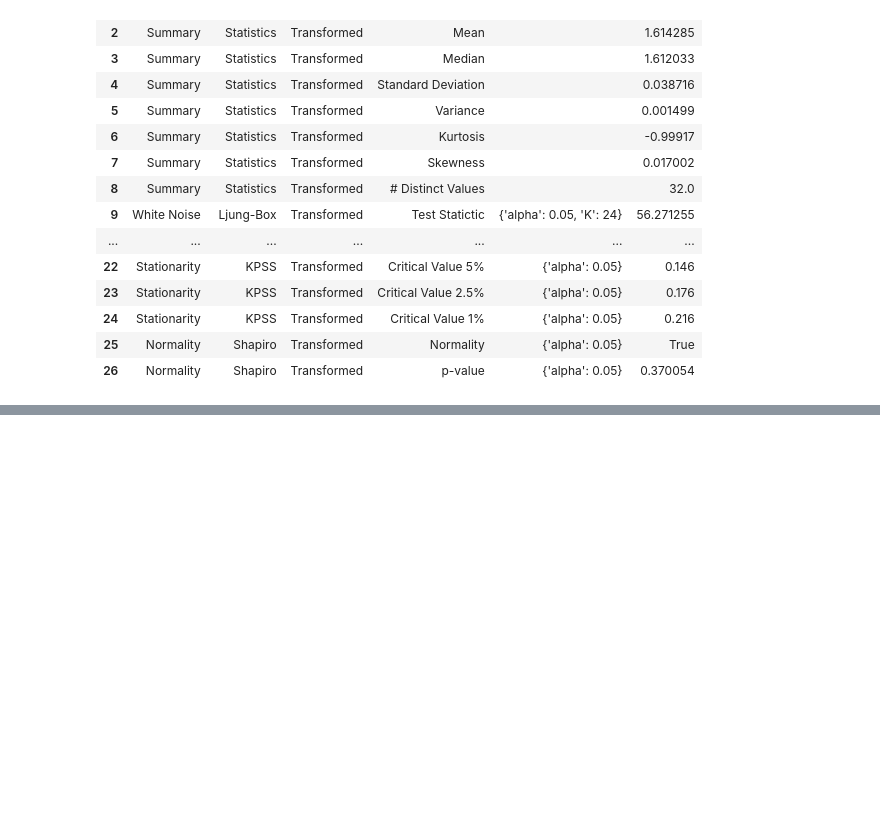
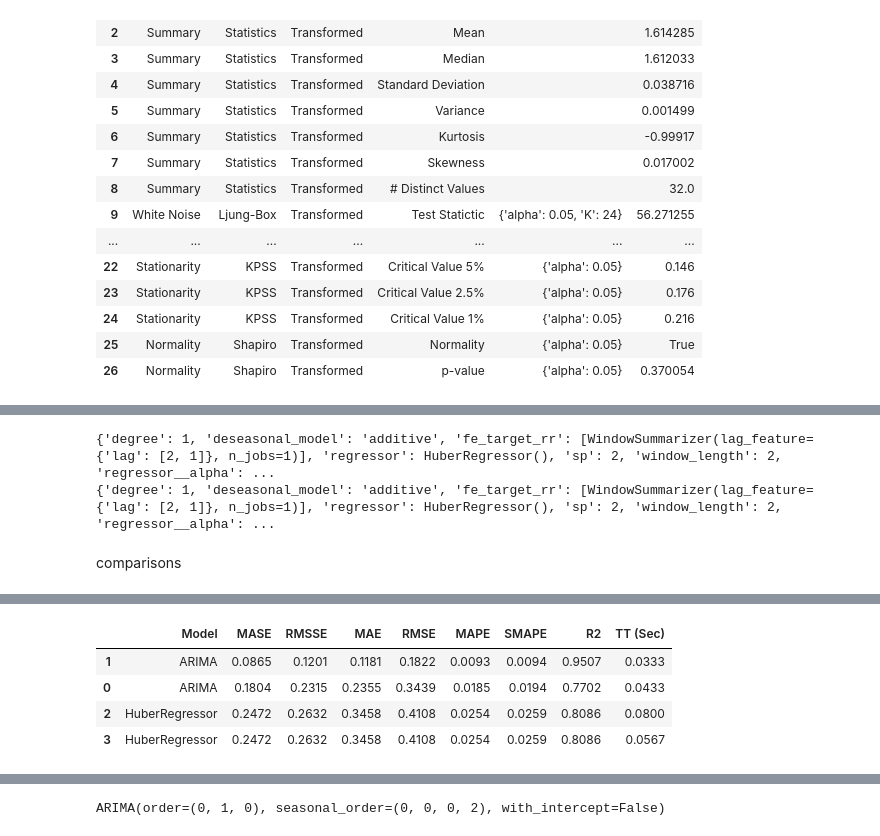
Before and after one commit to imajirzl/thesis-unemployment-rate, a Jupyter notebook: analysis/youth_tuning.ipynb, the cells around one changed output, grey strips where cells are left out. Drawn from its saved outputs; the diff is of its cells as text; code cells hidden in the pictures; blank space fills up the shorter version.

```diff
--- a/analysis/youth_tuning.ipynb
+++ b/analysis/youth_tuning.ipynb
@@ -106,0 +183,2 @@ exp.plot_model(plot="decomp_stl", fig_kwargs={"height": 500})
+# %%
+tuned_huber = tune_model(huber, n_iter=20, optimize='MASE', fold=2) # three folds was too much for this dataset
@@ -106,0 +198,11 @@ exp.plot_model(plot="decomp_stl", fig_kwargs={"height": 500})
+# %%
+print(huber.get_params())
+print(tuned_huber.get_params())
+# %% [output]
+{'degree': 1, 'deseasonal_model': 'additive', 'fe_target_rr': [WindowSummarizer(lag_feature={'lag': [2, 1]}, n_jobs=1)], 'regressor': HuberRegressor(), 'sp': 2, 'window_length': 2, 'regressor__alpha': ...
+{'degree': 1, 'deseasonal_model': 'additive', 'fe_target_rr': [WindowSummarizer(lag_feature={'lag': [2, 1]}, n_jobs=1)], 'regressor': HuberRegressor(), 'sp': 2, 'window_length': 2, 'regressor__alpha': ...
+# %% [markdown]
+comparisons
+# %%
+exp.compare_models(include=[arima, tuned_arima, huber, tuned_huber], sort='MASE')
+# %% [output]
@@ -106,0 +210,5 @@ exp.plot_model(plot="decomp_stl", fig_kwargs={"height": 500})
+|  | Model | MASE | RMSSE | MAE | RMSE | MAPE | SMAPE | R2 | TT (Sec) |
+| 1 | ARIMA | 0.0865 | 0.1201 | 0.1181 | 0.1822 | 0.0093 | 0.0094 | 0.9507 | 0.0333 |
+| 0 | ARIMA | 0.1804 | 0.2315 | 0.2355 | 0.3439 | 0.0185 | 0.0194 | 0.7702 | 0.0433 |
+| 2 | HuberRegressor | 0.2472 | 0.2632 | 0.3458 | 0.4108 | 0.0254 | 0.0259 | 0.8086 | 0.0800 |
+| 3 | HuberRegressor | 0.2472 | 0.2632 | 0.3458 | 0.4108 | 0.0254 | 0.0259 | 0.8086 | 0.0567 |
@@ -106,0 +216 @@ exp.plot_model(plot="decomp_stl", fig_kwargs={"height": 500})
+ARIMA(order=(0, 1, 0), seasonal_order=(0, 0, 0, 2), with_intercept=False)
```
Also changed, not shown: parts of 20 cells of this notebook.
